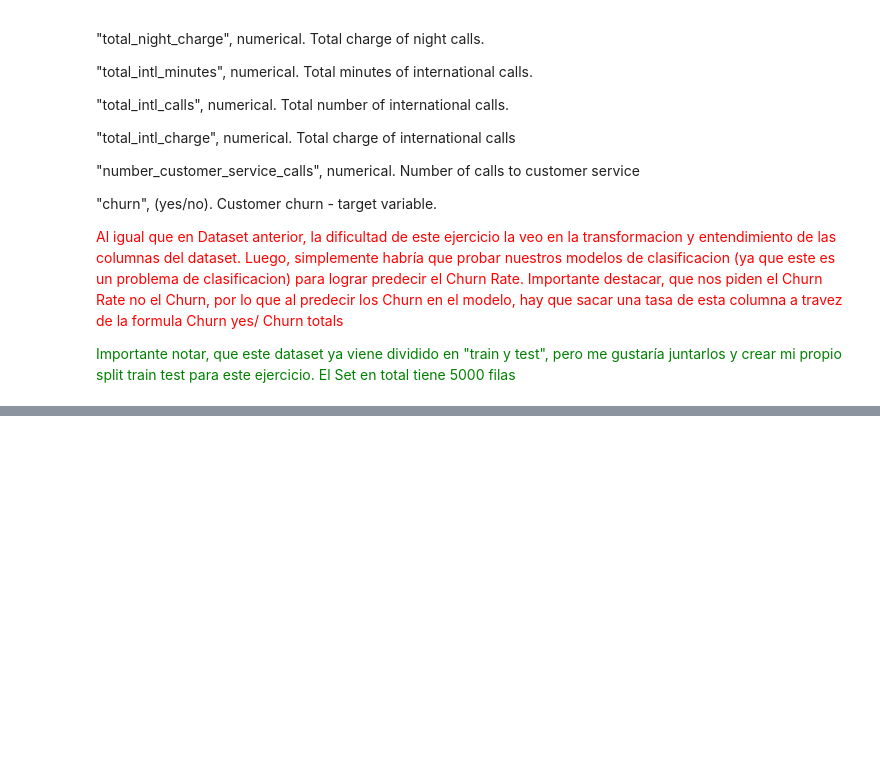
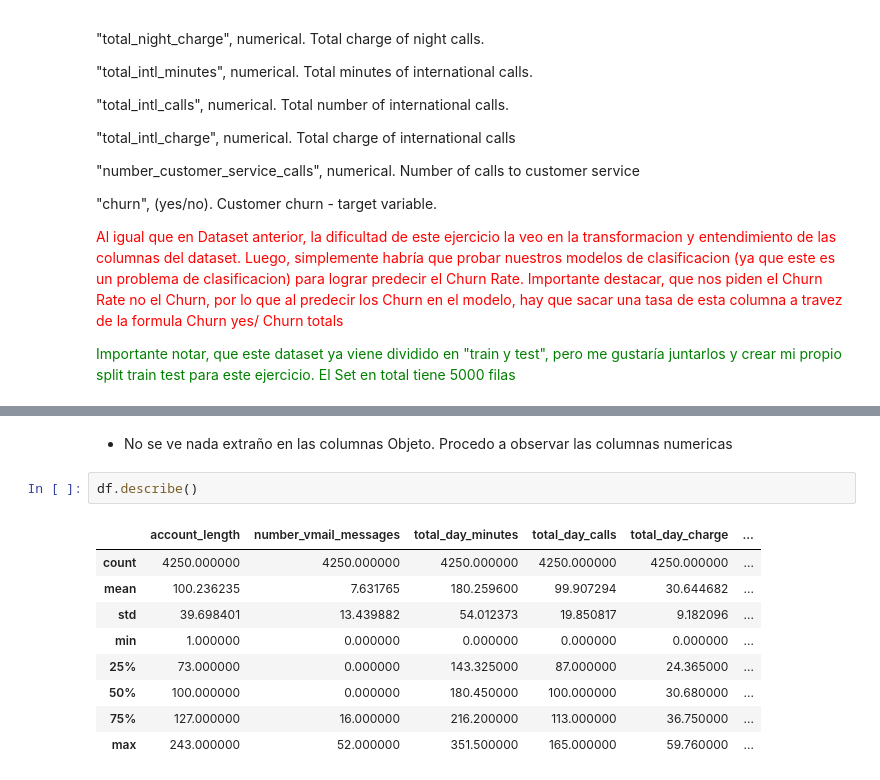
Before and after one commit to Kururoll/Proyecto-2, a Jupyter notebook: Proyecto_2.ipynb, the cells around one changed output, grey strips where cells are left out. Saved outputs shown, nothing was run; the diff lists cells and outputs as text; blank space fills up the shorter version.

```diff
--- a/Proyecto_2.ipynb
+++ b/Proyecto_2.ipynb
@@ -128,0 +185,14 @@ print(train.shape)
+# %% [markdown]
+* No se ve nada extraño en las columnas Objeto. Procedo a observar las columnas numericas
+# %%
+df.describe()
+# %% [output]
+|  | account_length | number_vmail_messages | total_day_minutes | total_day_calls | total_day_charge | ... |
+| count | 4250.000000 | 4250.000000 | 4250.000000 | 4250.000000 | 4250.000000 | ... |
+| mean | 100.236235 | 7.631765 | 180.259600 | 99.907294 | 30.644682 | ... |
+| std | 39.698401 | 13.439882 | 54.012373 | 19.850817 | 9.182096 | ... |
+| min | 1.000000 | 0.000000 | 0.000000 | 0.000000 | 0.000000 | ... |
+| 25% | 73.000000 | 0.000000 | 143.325000 | 87.000000 | 24.365000 | ... |
+| 50% | 100.000000 | 0.000000 | 180.450000 | 100.000000 | 30.680000 | ... |
+| 75% | 127.000000 | 16.000000 | 216.200000 | 113.000000 | 36.750000 | ... |
+| max | 243.000000 | 52.000000 | 351.500000 | 165.000000 | 59.760000 | ... |
```
Also changed, not shown: parts of 34 cells of this notebook.
